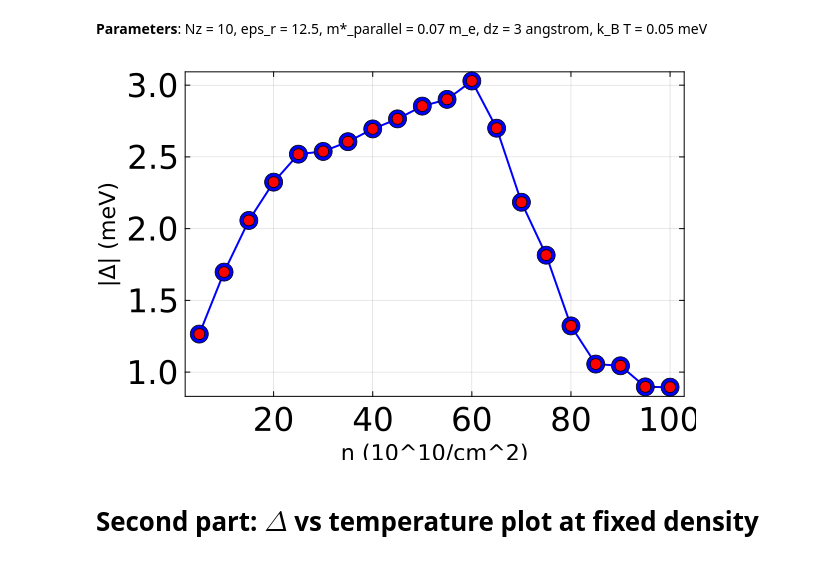
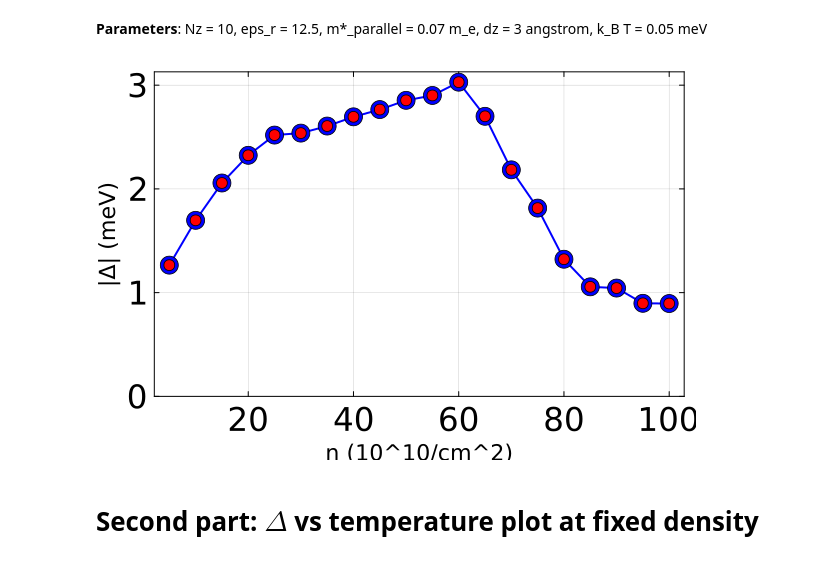
Before and after one commit to archisman-panigrahi/Subsystem-symmetry-breaking-NFL-codes, a Jupyter notebook: data_and_plots.ipynb, the cells around one changed output. Saved outputs shown, nothing was run; the diff lists cells and outputs as text; code cells hidden in the pictures.

Commit message:
change ylims in plot

```diff
--- a/data_and_plots.ipynb
+++ b/data_and_plots.ipynb
@@ -34,19 +34,21 @@ Plots.GRBackend()
 **Parameters**: Nz = 10, eps_r = 12.5, m*_parallel = 0.07 m_e, dz = 3 angstrom, k_B T = 0.05 meV
 # %%
 densityArray = 5*range(1,20,20); #In units of 10^10/cm^2
-DeltaArray = [1.265, 1.697, 2.057, 2.324, 2.519, 2.538, 2.606, 2.695, 2.765, 2.854, 2.901, 3.029, 2.700, 2.184, 1.815, 1.322, 1.056, 1.044, 0.897, 0.895]; ## meV
+DeltaArray = [1.265, 1.697, 2.057, 2.324, 2.519, 2.538, 2.606, 2.695, 2.765,
+                2.854, 2.901, 3.029, 2.700, 2.184, 1.815, 1.322, 1.056, 1.044, 0.897, 0.895]; ## meV
 # %%
 plt1 = plot(densityArray, DeltaArray,
+    ylims=(0,maximum(DeltaArray)+0.1),
     seriestype = :line, marker = (:circle, 10), color = :blue, framestyle = :box, linewidth = 2,
     legend = false, xlabel = "n (10^10/cm^2)", ylabel = "|Δ| (meV)",
     xguidefontsize = 15, yguidefontsize = 15, tickfontsize = 22)
 
 plt1 = scatter!(densityArray, DeltaArray,
     color = :red, markersize = 6)
 
 display(plt1)
 # %% [output]
-[figure, old version]
+[figure, new version]
 # %% [markdown]
 # Second part: $\Delta$ vs temperature plot at fixed density
 # %% [markdown]
```
Also changed, not shown: parts of 2 cells of this notebook.
